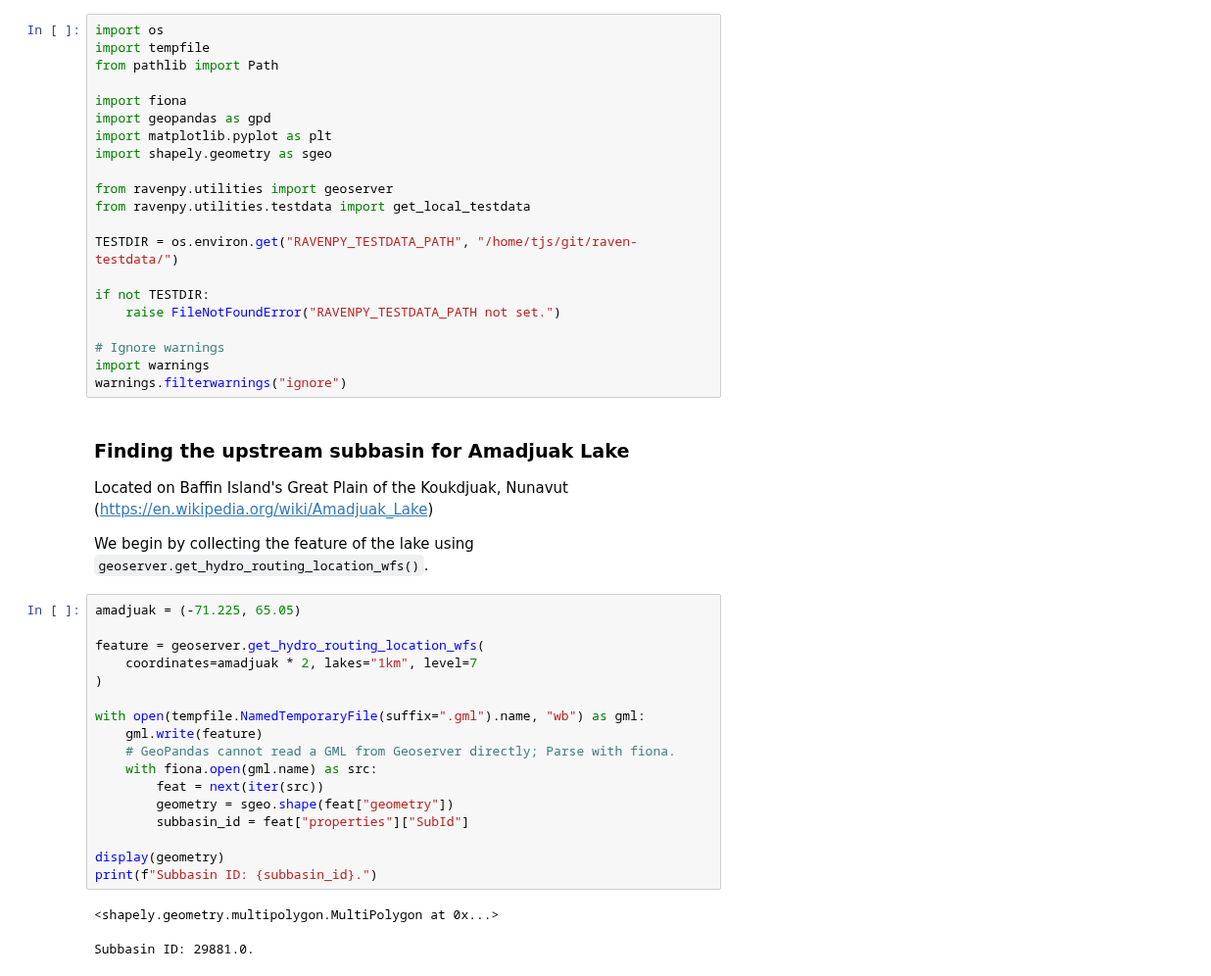
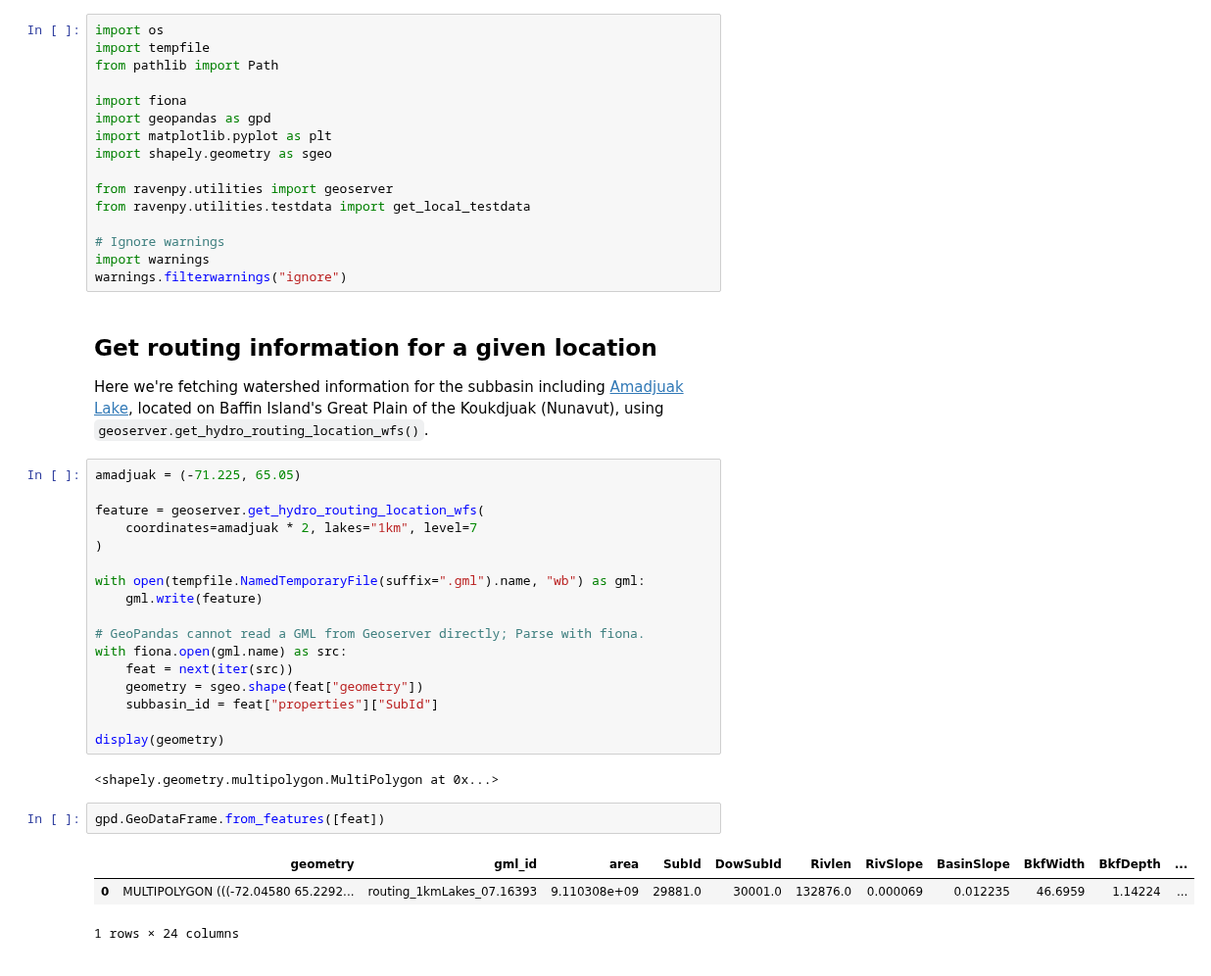
Before and after one commit to CSHS-CWRA/RavenPy, a Jupyter notebook: docs/notebooks/hydro_routing_product_example.ipynb, the cells around one changed output. Shown at 98% size. Saved outputs shown, nothing was run; the diff lists cells and outputs as text.

Commit message:
reviewed hydro routing notebook

```diff
--- a/docs/notebooks/hydro_routing_product_example.ipynb
+++ b/docs/notebooks/hydro_routing_product_example.ipynb
@@ -13,19 +17,13 @@ import shapely.geometry as sgeo
 from ravenpy.utilities import geoserver
 from ravenpy.utilities.testdata import get_local_testdata
 
-TESTDIR = os.environ.get("RAVENPY_TESTDATA_PATH", "/home/tjs/git/raven-testdata/")
-
-if not TESTDIR:
-    raise FileNotFoundError("RAVENPY_TESTDATA_PATH not set.")
-
 # Ignore warnings
 import warnings
 warnings.filterwarnings("ignore")
 # %% [markdown]
-### Finding the upstream subbasin for Amadjuak Lake
-Located on Baffin Island's Great Plain of the Koukdjuak, Nunavut (https://en.wikipedia.org/wiki/Amadjuak_Lake)
+## Get routing information for a given location
 
-We begin by collecting the feature of the lake using `geoserver.get_hydro_routing_location_wfs()`.
+Here we're fetching watershed information for the subbasin including [Amadjuak Lake](https://en.wikipedia.org/wiki/Amadjuak_Lake), located on Baffin Island's Great Plain of the Koukdjuak (Nunavut), using `geoserver.get_hydro_routing_location_wfs()`.
 # %%
 amadjuak = (-71.225, 65.05)
 
@@ -35,15 +33,20 @@ feature = geoserver.get_hydro_routing_location_wfs(
 
 with open(tempfile.NamedTemporaryFile(suffix=".gml").name, "wb") as gml:
     gml.write(feature)
-    # GeoPandas cannot read a GML from Geoserver directly; Parse with fiona.
-    with fiona.open(gml.name) as src:
-        feat = next(iter(src))
-        geometry = sgeo.shape(feat["geometry"])
-        subbasin_id = feat["properties"]["SubId"]
+
+# GeoPandas cannot read a GML from Geoserver directly; Parse with fiona.
+with fiona.open(gml.name) as src:
+    feat = next(iter(src))
+    geometry = sgeo.shape(feat["geometry"])
+    subbasin_id = feat["properties"]["SubId"]
 
 display(geometry)
-print(f"Subbasin ID: {subbasin_id}.")
 # %% [output]
 <shapely.geometry.multipolygon.MultiPolygon at 0x...>
-Subbasin ID: 29881.0.
+# %%
+gpd.GeoDataFrame.from_features([feat])
+# %% [output]
+|  | geometry | gml_id | area | SubId | DowSubId | Rivlen | RivSlope | BasinSlope | BkfWidth | BkfDepth | ... |
+| 0 | MULTIPOLYGON (((-72.04580 65.2292... | routing_1kmLakes_07.16393 | 9.110308e+09 | 29881.0 | 30001.0 | 132876.0 | 0.000069 | 0.012235 | 46.6959 | 1.14224 | ... |
+1 rows × 24 columns
 # %% [markdown]
```
Also changed, not shown: parts of 7 cells of this notebook.
